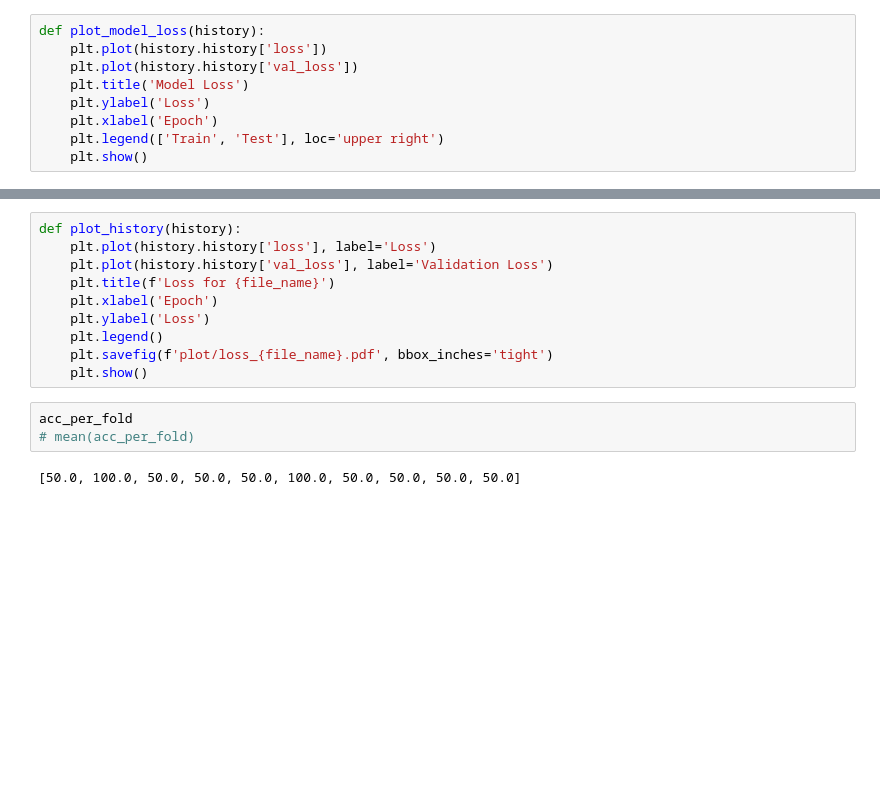
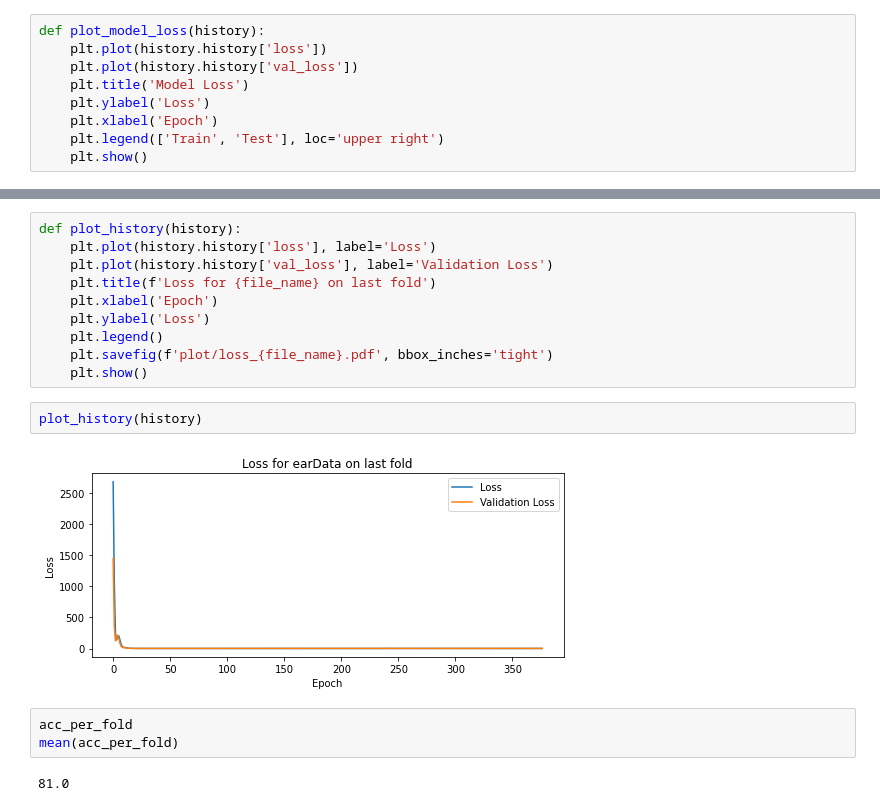
Before and after one commit to ladcva/raman_spectroscopy, a Jupyter notebook: lstm.ipynb, the cells around one changed output, grey strips where cells are left out. Cells and saved outputs as stored; diff of their text form; blank space fills up the shorter version.

```diff
--- a/lstm.ipynb
+++ b/lstm.ipynb
@@ -368,14 +321,18 @@ plt.show()
 def plot_history(history):
     plt.plot(history.history['loss'], label='Loss')
     plt.plot(history.history['val_loss'], label='Validation Loss')
-    plt.title(f'Loss for {file_name}')
+    plt.title(f'Loss for {file_name} on last fold')
     plt.xlabel('Epoch')
     plt.ylabel('Loss')
     plt.legend()
     plt.savefig(f'plot/loss_{file_name}.pdf', bbox_inches='tight')
     plt.show()
+# %%
+plot_history(history)
+# %% [output]
+[figure, added]
 # %%
 acc_per_fold
-# mean(acc_per_fold)
+mean(acc_per_fold)
 # %% [output]
-[50.0, 100.0, 50.0, 50.0, 50.0, 100.0, 50.0, 50.0, 50.0, 50.0]
+81.0
```
Also changed, not shown: parts of 6 cells of this notebook, 23 other files.
